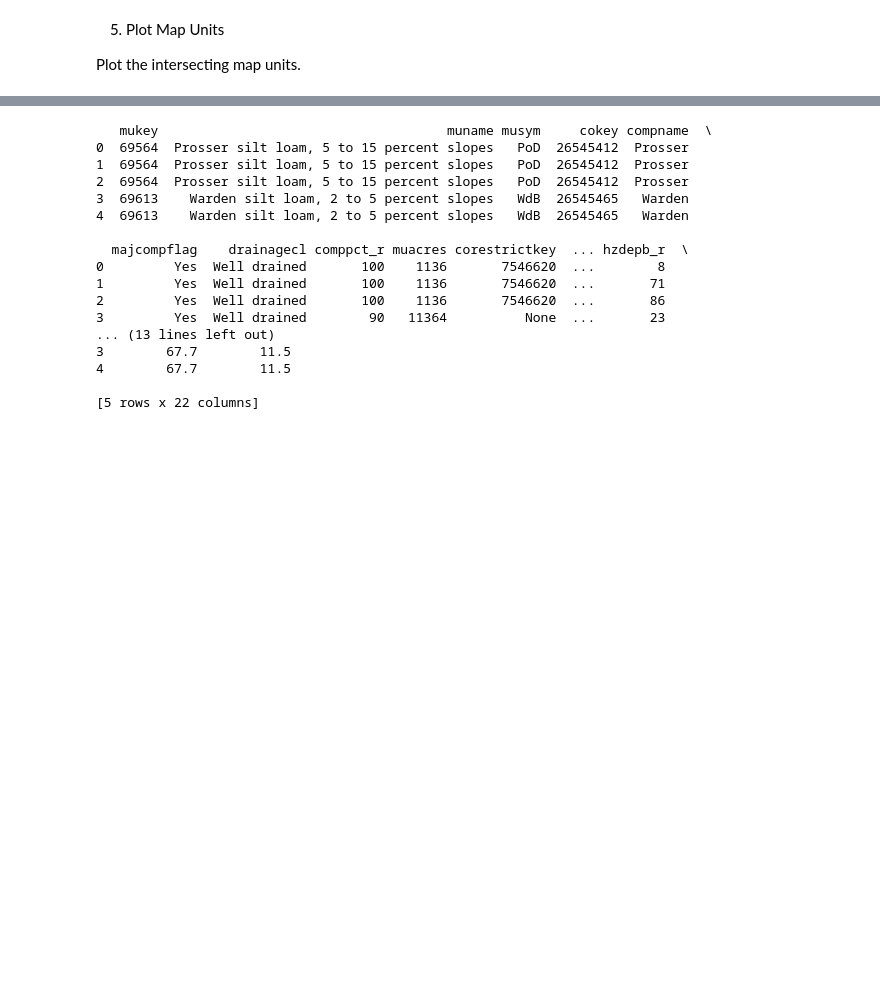
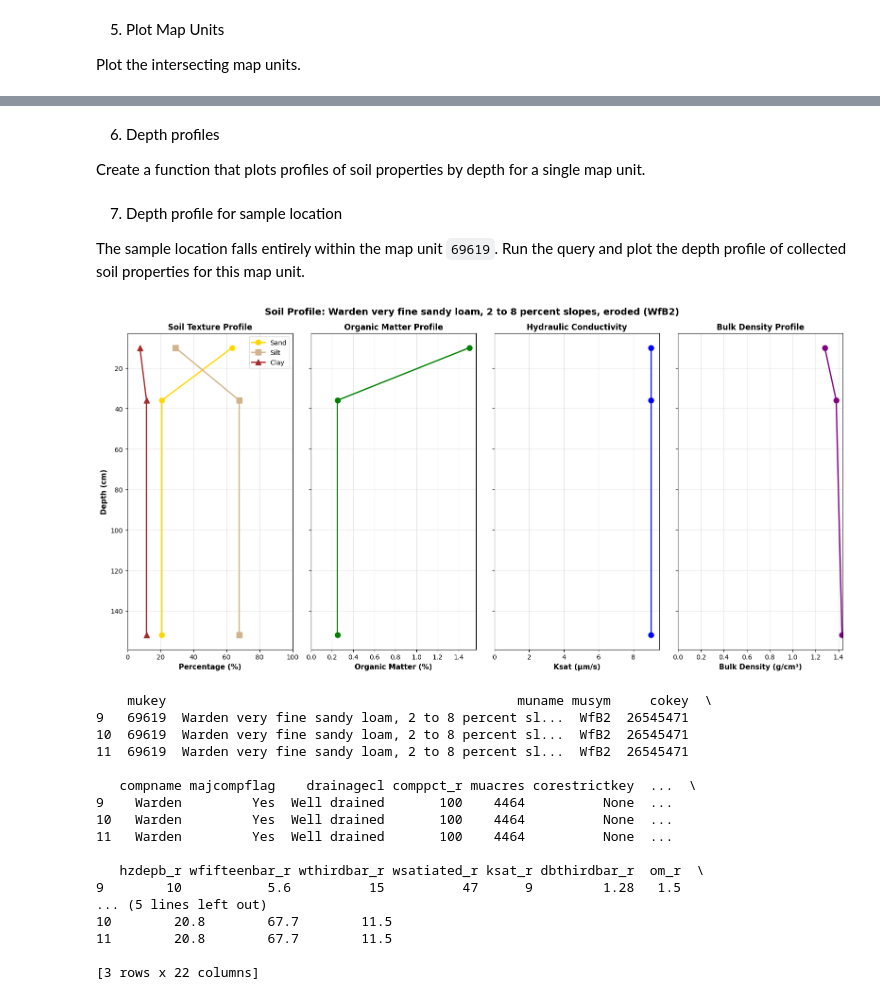
Before and after one commit to cohere-llc/external-data-gallery, a Jupyter notebook: examples/ssurgo/weather-station-comparison/weather-station-ssurgo.ipynb, the cells around one changed output, grey strips where cells are left out. Cells and saved outputs as stored; diff of their text form; code cells hidden in the pictures; blank space fills up the shorter version.

```diff
--- a/examples/ssurgo/weather-station-comparison/weather-station-ssurgo.ipynb
+++ b/examples/ssurgo/weather-station-comparison/weather-station-ssurgo.ipynb
@@ -206,21 +202,4 @@ Run a query for the target region including the buffered area over the sample da
-# %%
-df_soil = xml_to_dataframe(get_soil_data_for_polygon(wkt_polygon))
-print(df_soil.head())
-# %% [output]
-   mukey                                     muname musym     cokey compname  \
-0  69564  Prosser silt loam, 5 to 15 percent slopes   PoD  26545412  Prosser
-1  69564  Prosser silt loam, 5 to 15 percent slopes   PoD  26545412  Prosser
-2  69564  Prosser silt loam, 5 to 15 percent slopes   PoD  26545412  Prosser
-3  69613    Warden silt loam, 2 to 5 percent slopes   WdB  26545465   Warden
-4  69613    Warden silt loam, 2 to 5 percent slopes   WdB  26545465   Warden
-
-  majcompflag    drainagecl comppct_r muacres corestrictkey  ... hzdepb_r  \
-0         Yes  Well drained       100    1136       7546620  ...        8
-1         Yes  Well drained       100    1136       7546620  ...       71
-2         Yes  Well drained       100    1136       7546620  ...       86
-3         Yes  Well drained        90   11364          None  ...       23
-... (13 lines left out)
-3        67.7        11.5
-4        67.7        11.5
-
-[5 rows x 22 columns]
+# %% [markdown]
+6) Depth profiles
+
+Create a function that plots profiles of soil properties by depth for a single map unit.
@@ -226,0 +270,29 @@ print(df_soil.head())
+# %% [markdown]
+7) Depth profile for sample location
+
+The sample location falls entirely within the map unit `69619`. Run the query and plot the depth profile of collected soil properties for this map unit.
+# %%
+df_soil = xml_to_dataframe(get_soil_data_for_polygon(wkt_polygon))
+plot_depth_profiles(df_soil, map_unit_key=69619)
+
+# Display all results for target map unit
+print(df_soil[df_soil['mukey'] == '69619'])
+# %% [output]
+[figure, added]
+    mukey                                             muname musym     cokey  \
+9   69619  Warden very fine sandy loam, 2 to 8 percent sl...  WfB2  26545471
+10  69619  Warden very fine sandy loam, 2 to 8 percent sl...  WfB2  26545471
+11  69619  Warden very fine sandy loam, 2 to 8 percent sl...  WfB2  26545471
+
+   compname majcompflag    drainagecl comppct_r muacres corestrictkey  ...  \
+9    Warden         Yes  Well drained       100    4464          None  ...
+10   Warden         Yes  Well drained       100    4464          None  ...
+11   Warden         Yes  Well drained       100    4464          None  ...
+
+   hzdepb_r wfifteenbar_r wthirdbar_r wsatiated_r ksat_r dbthirdbar_r  om_r  \
+9        10           5.6          15          47      9         1.28   1.5
+... (5 lines left out)
+10        20.8        67.7        11.5
+11        20.8        67.7        11.5
+
+[3 rows x 22 columns]
```
Also changed, not shown: parts of 6 cells of this notebook.
